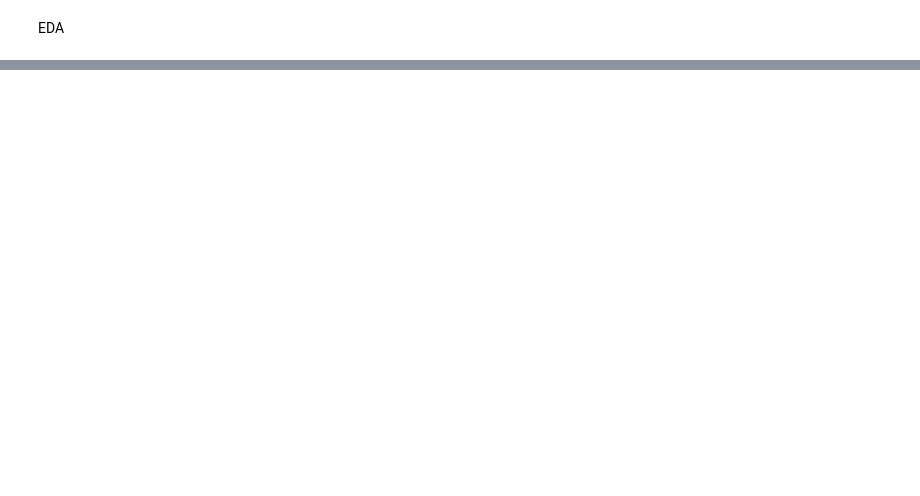
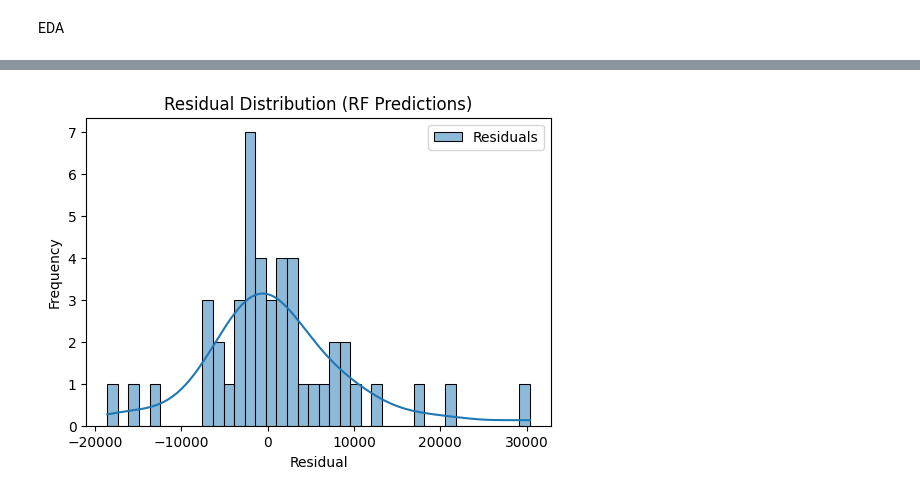
Before and after one commit to Akshar-36/aqi-health-risk-ml, a Jupyter notebook: India_AQI_Health_Pipeline.ipynb, the cells around one changed output, grey strips where cells are left out. Drawn from its saved outputs; the diff is of its cells as text; code cells hidden in the pictures; blank space fills up the shorter version.

```diff
--- a/India_AQI_Health_Pipeline.ipynb
+++ b/India_AQI_Health_Pipeline.ipynb
@@ -380,0 +594,13 @@ Regression coefficients: [ 48.1565849  -23.27729519  -4.45175384]
+# %%
+
+# 2. Residual distribution plot (Random Forest)
+residuals = y_test_actual - rf_pred
+plt.figure(figsize=(6, 4))
+sns.histplot(residuals, bins=40, kde=True, label='Residuals')
+plt.title('Residual Distribution (RF Predictions)')
+plt.xlabel('Residual')
+plt.ylabel('Frequency')
+plt.legend()
+plt.show()
+# %% [output]
+[figure, added]
```
Also changed, not shown: parts of 36 cells of this notebook.
